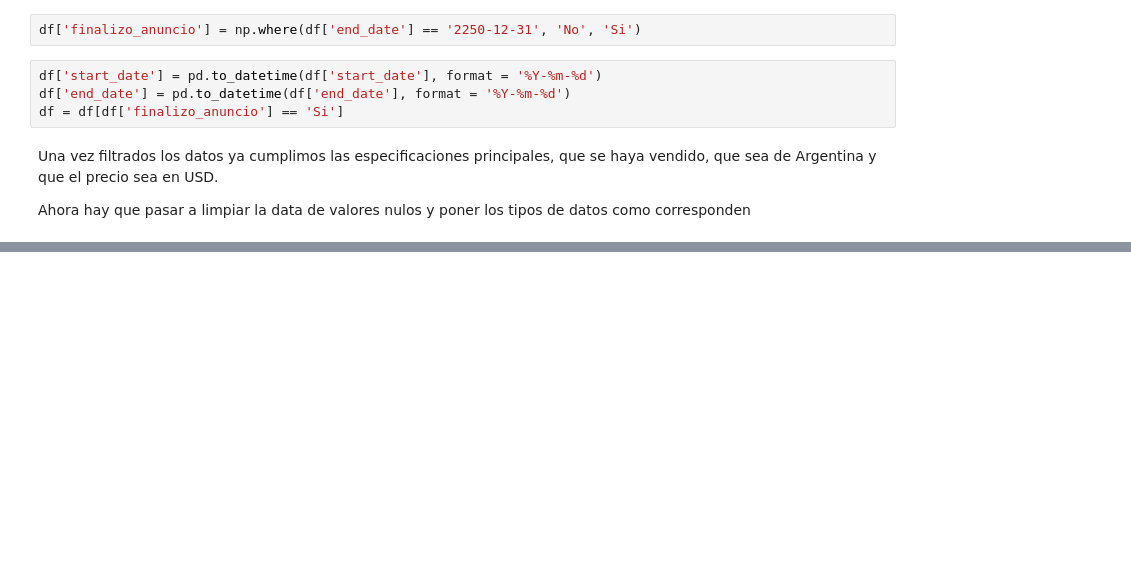
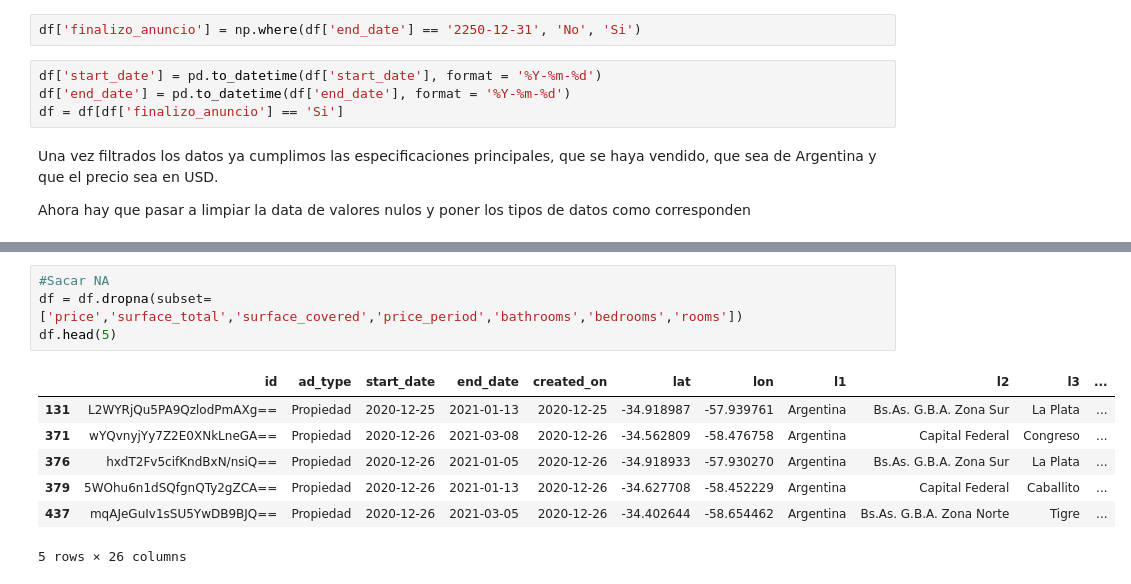
Before and after one commit to Jmgaz/Proyecto_Final_Data_Science, a Jupyter notebook: Proyecto_Final.ipynb, the cells around one changed output, grey strips where cells are left out. Saved outputs shown, nothing was run; the diff lists cells and outputs as text; blank space fills up the shorter version.

```diff
--- a/Proyecto_Final.ipynb
+++ b/Proyecto_Final.ipynb
@@ -153,0 +189,12 @@ Ahora hay que pasar a limpiar la data de valores nulos y poner los tipos de dato
+# %%
+#Sacar NA
+df = df.dropna(subset=['price','surface_total','surface_covered','price_period','bathrooms','bedrooms','rooms'])
+df.head(5)
+# %% [output]
+|  | id | ad_type | start_date | end_date | created_on | lat | lon | l1 | l2 | l3 | ... |
+| 131 | L2WYRjQu5PA9QzlodPmAXg== | Propiedad | 2020-12-25 | 2021-01-13 | 2020-12-25 | -34.918987 | -57.939761 | Argentina | Bs.As. G.B.A. Zona Sur | La Plata | ... |
+| 371 | wYQvnyjYy7Z2E0XNkLneGA== | Propiedad | 2020-12-26 | 2021-03-08 | 2020-12-26 | -34.562809 | -58.476758 | Argentina | Capital Federal | Congreso | ... |
+| 376 | hxdT2Fv5cifKndBxN/nsiQ== | Propiedad | 2020-12-26 | 2021-01-05 | 2020-12-26 | -34.918933 | -57.930270 | Argentina | Bs.As. G.B.A. Zona Sur | La Plata | ... |
+| 379 | 5WOhu6n1dSQfgnQTy2gZCA== | Propiedad | 2020-12-26 | 2021-01-13 | 2020-12-26 | -34.627708 | -58.452229 | Argentina | Capital Federal | Caballito | ... |
+| 437 | mqAJeGuIv1sSU5YwDB9BJQ== | Propiedad | 2020-12-26 | 2021-03-05 | 2020-12-26 | -34.402644 | -58.654462 | Argentina | Bs.As. G.B.A. Zona Norte | Tigre | ... |
+5 rows × 26 columns
```
Also changed, not shown: parts of 20 cells of this notebook.
